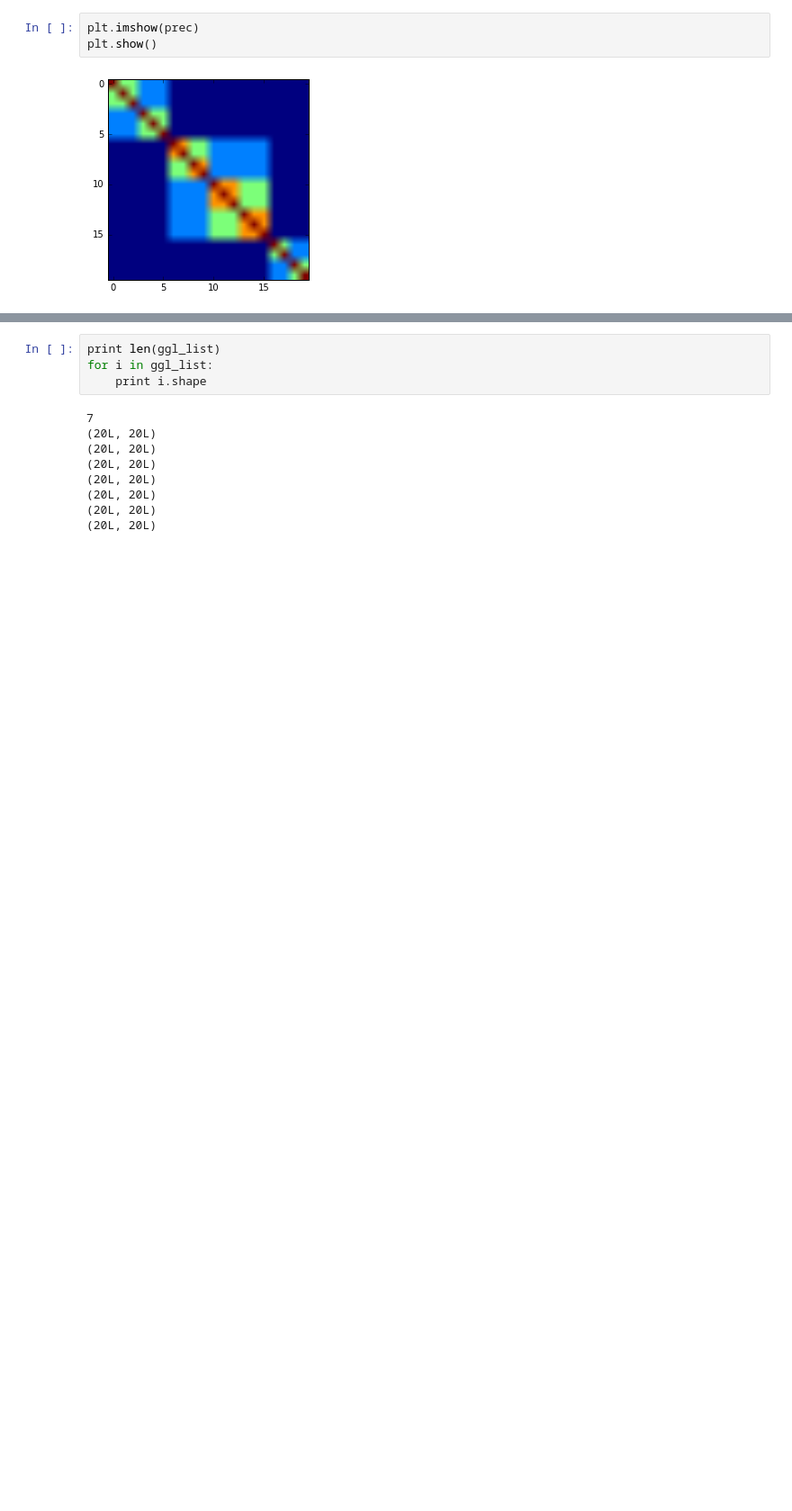
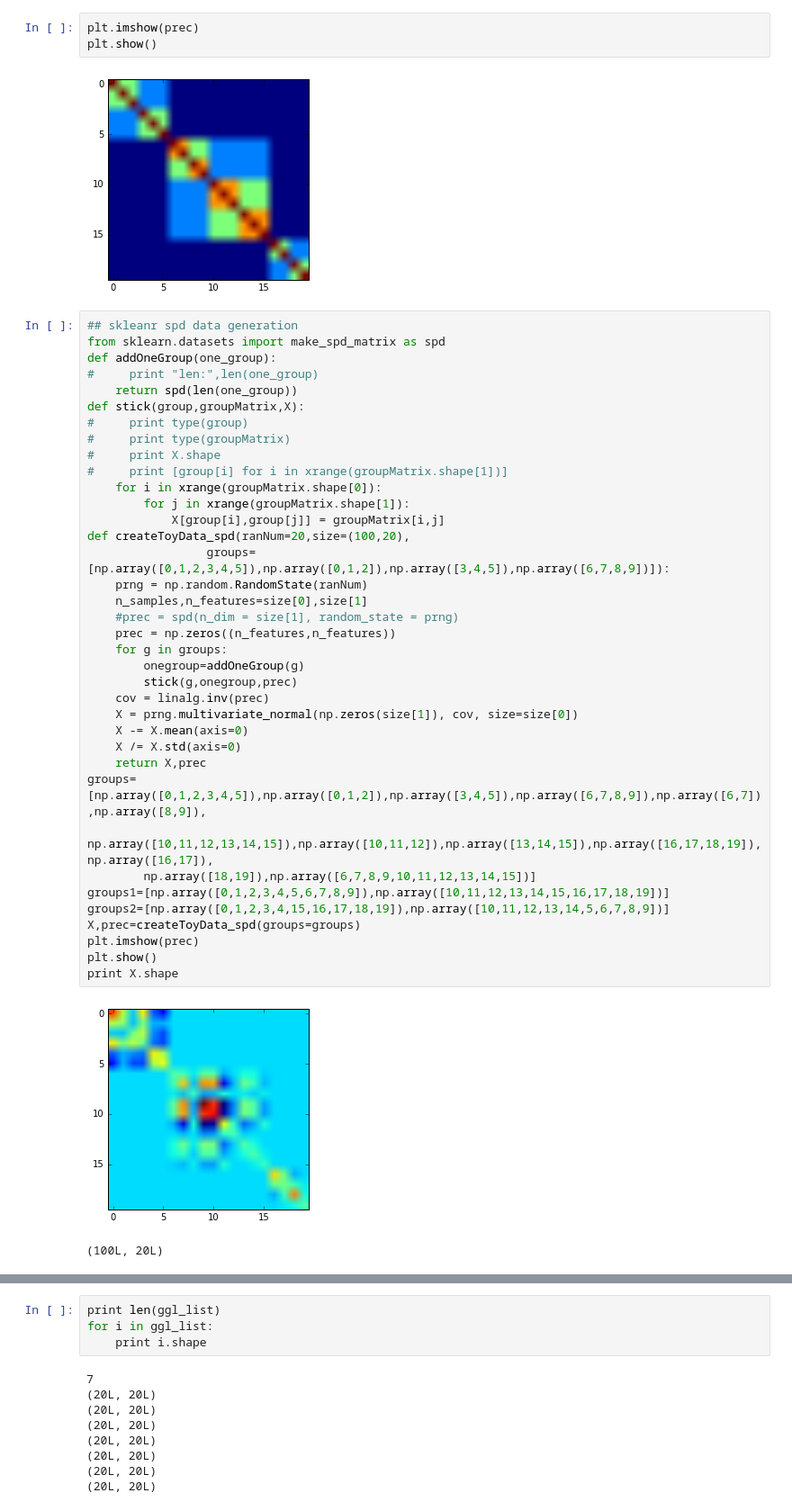
Before and after one commit to zc8340311/BrainNet, a Jupyter notebook: GroupGraphicLassoCVX.ipynb, the cells around one changed output, grey strips where cells are left out. Shown at 90% size. Saved outputs shown, nothing was run; the diff lists cells and outputs as text; blank space fills up the shorter version.

Commit message:
New data generation

```diff
--- a/GroupGraphicLassoCVX.ipynb
+++ b/GroupGraphicLassoCVX.ipynb
@@ -98,4 +98,44 @@ plt.imshow(prec)
 plt.show()
 # %% [output]
 [figure]
+# %%
+## skleanr spd data generation
+from sklearn.datasets import make_spd_matrix as spd
+def addOneGroup(one_group):
+#     print "len:",len(one_group)
+    return spd(len(one_group))
+def stick(group,groupMatrix,X):
+#     print type(group)
+#     print type(groupMatrix)
+#     print X.shape
+#     print [group[i] for i in xrange(groupMatrix.shape[1])]
+    for i in xrange(groupMatrix.shape[0]):
+        for j in xrange(groupMatrix.shape[1]):
+            X[group[i],group[j]] = groupMatrix[i,j]
+def createToyData_spd(ranNum=20,size=(100,20),
+                 groups=[np.array([0,1,2,3,4,5]),np.array([0,1,2]),np.array([3,4,5]),np.array([6,7,8,9])]):
+    prng = np.random.RandomState(ranNum)
+    n_samples,n_features=size[0],size[1]
+    #prec = spd(n_dim = size[1], random_state = prng)
+    prec = np.zeros((n_features,n_features))
+    for g in groups:
+        onegroup=addOneGroup(g)
+        stick(g,onegroup,prec)
+    cov = linalg.inv(prec)
+    X = prng.multivariate_normal(np.zeros(size[1]), cov, size=size[0])
+    X -= X.mean(axis=0)
+    X /= X.std(axis=0)
+    return X,prec
+groups=[np.array([0,1,2,3,4,5]),np.array([0,1,2]),np.array([3,4,5]),np.array([6,7,8,9]),np.array([6,7]),np.array([8,9]),
+       np.array([10,11,12,13,14,15]),np.array([10,11,12]),np.array([13,14,15]),np.array([16,17,18,19]),np.array([16,17]),
+        np.array([18,19]),np.array([6,7,8,9,10,11,12,13,14,15])]
+groups1=[np.array([0,1,2,3,4,5,6,7,8,9]),np.array([10,11,12,13,14,15,16,17,18,19])]
+groups2=[np.array([0,1,2,3,4,15,16,17,18,19]),np.array([10,11,12,13,14,5,6,7,8,9])]
+X,prec=createToyData_spd(groups=groups)
+plt.imshow(prec)
+plt.show()
+print X.shape
+# %% [output]
+[figure, added]
+(100L, 20L)
 # %%
```
Also changed, not shown: parts of 3 cells of this notebook, 1 other file.
